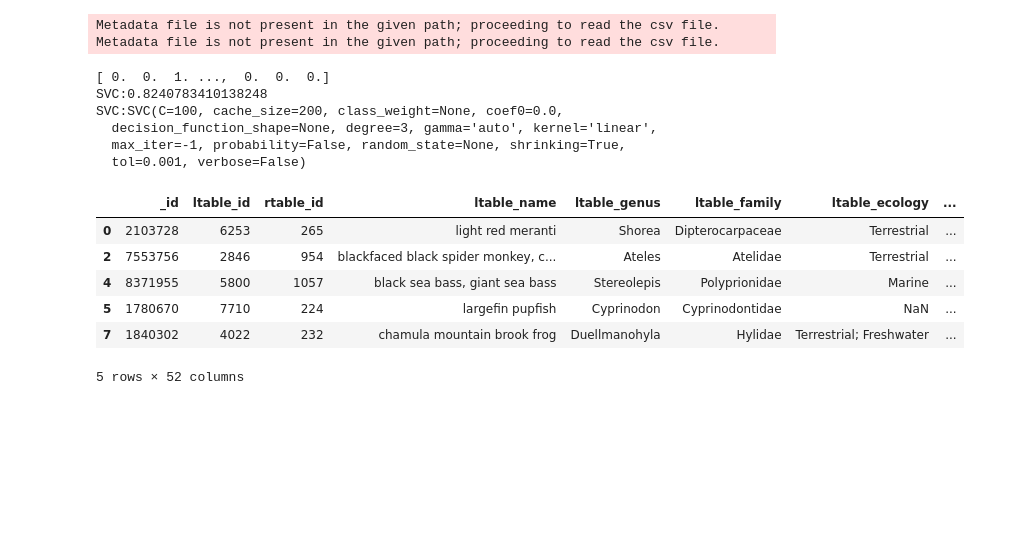
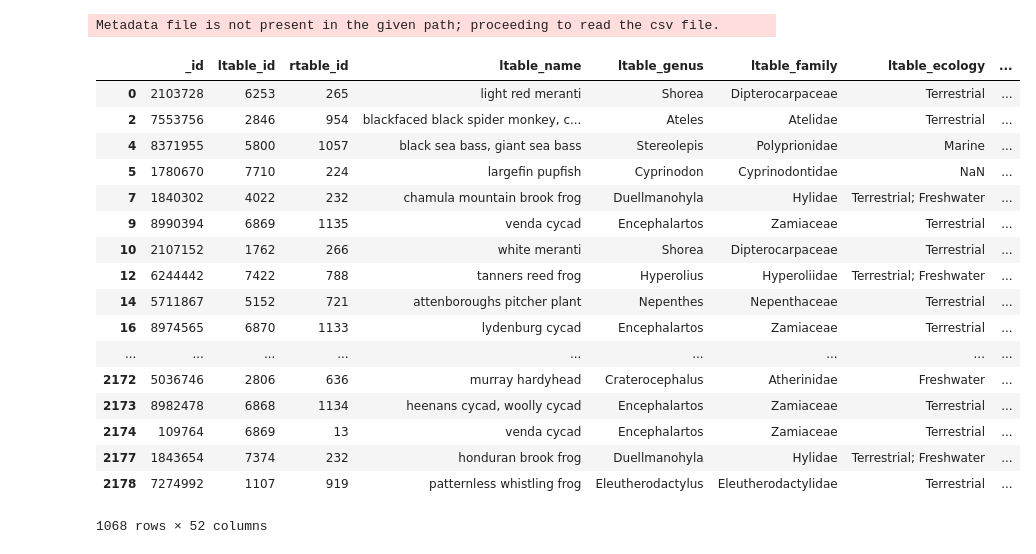
Before and after one commit to andrewedstrom/cs638project, a Jupyter notebook: analysis/final_table_join.ipynb, the cells around one changed output. Cells and saved outputs as stored; diff of their text form; code cells hidden in the pictures; blank space fills up the shorter version.

Commit message:
Train matcher on all golden data

```diff
--- a/analysis/final_table_join.ipynb
+++ b/analysis/final_table_join.ipynb
@@ -64,7 +159,19 @@ from sklearn.metrics import *
+# %%
+#import gold reduced and train the classifier on the full thing
+gold = genfromtxt('../learning/gold_reduced.csv',delimiter=',')
+
+
+# get rid of first row (I think this is just column labels)
+gold = gold[1:,:]
+
+##Drop all nans:
+gold = gold[~np.isnan(gold).any(axis=1)]
+
+gold_y = gold[:,gold.shape[1]-1] # label
+gold_X = gold[:,1:gold.shape[1]-1]  # data
 # %%
-labeled = em.read_csv_metadata("unlabeled.csv", encoding="ISO-8859-1", key='_id')
-labeled_r = em.read_csv_metadata("unlabeled_reduced.csv", encoding="ISO-8859-1", key='_id')
-labeled = labeled.dropna(subset = ['_id', 'name_name_jac_qgm_3_qgm_3', 'name_name_jac_dlm_dc0_dlm_dc0',
+unlabeled = em.read_csv_metadata("../learning/unlabeled.csv", encoding="ISO-8859-1", key='_id')
+unlabeled = unlabeled.dropna(subset = ['_id', 'name_name_jac_qgm_3_qgm_3', 'name_name_jac_dlm_dc0_dlm_dc0',
        'countries_countries_jac_qgm_3_qgm_3',
        'countries_countries_cos_dlm_dc0_dlm_dc0',
        'countries_countries_jac_dlm_dc0_dlm_dc0', 'countries_countries_mel',
@@ -74,56 +181,38 @@ labeled = labeled.dropna(subset = ['_id', 'name_name_jac_qgm_3_qgm_3', 'name_nam
        'country_count_country_count_lev_dist',
        'country_count_country_count_lev_sim', 'status_match',
        'country_overlap', 'country_count_sim'])
+
 #labeled.head()
 #print(test[2])
 #labeled_r.columns
 # %% [output]
 Metadata file is not present in the given path; proceeding to read the csv file.
-Metadata file is not present in the given path; proceeding to read the csv file.
-# %%
-# CME's grid search stuff
-from sklearn.grid_search import GridSearchCV
-
-
-# SVC tuning
-tuned_parameters = [{'kernel': ['rbf'], 'gamma': [1e-3, 1e-4],
-                     'C': [1, 10, 100, 1000]},
-                    {'kernel': ['linear'], 'C': [1, 10, 100, 1000]}]
-clf = GridSearchCV(SVC(C=1), tuned_parameters, cv=10,
-                       scoring='f1')
-clf.fit(X,y)
-
-# Get parameters from model
-#params = clf.get_params()
-#sv = clf.support_vectors
-#nv = clf.n_support_
-#a  = clf.dual_coef_
-#b  = clf._intercept_
-#cs = clf.classes_
-
-
-
-prediction = clf.predict(X_test)
-print(prediction)
-
-print("SVC:" + str(clf.best_score_))
-print("SVC:" + str(clf.best_estimator_))
-# %% [output]
-[ 0.  0.  1. ...,  0.  0.  0.]
-SVC:0.8240783410138248
-SVC:SVC(C=100, cache_size=200, class_weight=None, coef0=0.0,
-  decision_function_shape=None, degree=3, gamma='auto', kernel='linear',
-  max_iter=-1, probability=False, random_state=None, shrinking=True,
-  tol=0.001, verbose=False)
+# %%
+#train model on gold
+clf = SVC(C=1000, cache_size=200, class_weight=None, coef0=0.0, decision_function_shape=None, degree=3, gamma=0.001, kernel='rbf', max_iter=-1, probability=False, random_state=None, shrinking=True, tol=0.001, verbose=False)
+clf.fit(gold_X,gold_y)
+
+prediction = clf.predict(unlabeled_X)
 # %%
-labeled['labeled'] = prediction
-labeled.head()
+unlabeled['label'] = prediction
+unlabeled
 #len(dropped)
 # %% [output]
 |  | _id | ltable_id | rtable_id | ltable_name | ltable_genus | ltable_family | ltable_ecology | ... |
 | 0 | 2103728 | 6253 | 265 | light red meranti | Shorea | Dipterocarpaceae | Terrestrial | ... |
 | 2 | 7553756 | 2846 | 954 | blackfaced black spider monkey, c... | Ateles | Atelidae | Terrestrial | ... |
 | 4 | 8371955 | 5800 | 1057 | black sea bass, giant sea bass | Stereolepis | Polyprionidae | Marine | ... |
 | 5 | 1780670 | 7710 | 224 | largefin pupfish | Cyprinodon | Cyprinodontidae | NaN | ... |
 | 7 | 1840302 | 4022 | 232 | chamula mountain brook frog | Duellmanohyla | Hylidae | Terrestrial; Freshwater | ... |
+| 9 | 8990394 | 6869 | 1135 | venda cycad | Encephalartos | Zamiaceae | Terrestrial | ... |
+| 10 | 2107152 | 1762 | 266 | white meranti | Shorea | Dipterocarpaceae | Terrestrial | ... |
+| 12 | 6244442 | 7422 | 788 | tanners reed frog | Hyperolius | Hyperoliidae | Terrestrial; Freshwater | ... |
+| 14 | 5711867 | 5152 | 721 | attenboroughs pitcher plant | Nepenthes | Nepenthaceae | Terrestrial | ... |
+| 16 | 8974565 | 6870 | 1133 | lydenburg cycad | Encephalartos | Zamiaceae | Terrestrial | ... |
+| ... | ... | ... | ... | ... | ... | ... | ... | ... |
+| 2172 | 5036746 | 2806 | 636 | murray hardyhead | Craterocephalus | Atherinidae | Freshwater | ... |
+| 2173 | 8982478 | 6868 | 1134 | heenans cycad, woolly cycad | Encephalartos | Zamiaceae | Terrestrial | ... |
+| 2174 | 109764 | 6869 | 13 | venda cycad | Encephalartos | Zamiaceae | Terrestrial | ... |
+| 2177 | 1843654 | 7374 | 232 | honduran brook frog | Duellmanohyla | Hylidae | Terrestrial; Freshwater | ... |
+| 2178 | 7274992 | 1107 | 919 | patternless whistling frog | Eleutherodactylus | Eleutherodactylidae | Terrestrial | ... |
-5 rows × 52 columns
+1068 rows × 52 columns
```
Also changed, not shown: parts of 6 cells of this notebook, 1 other file.
